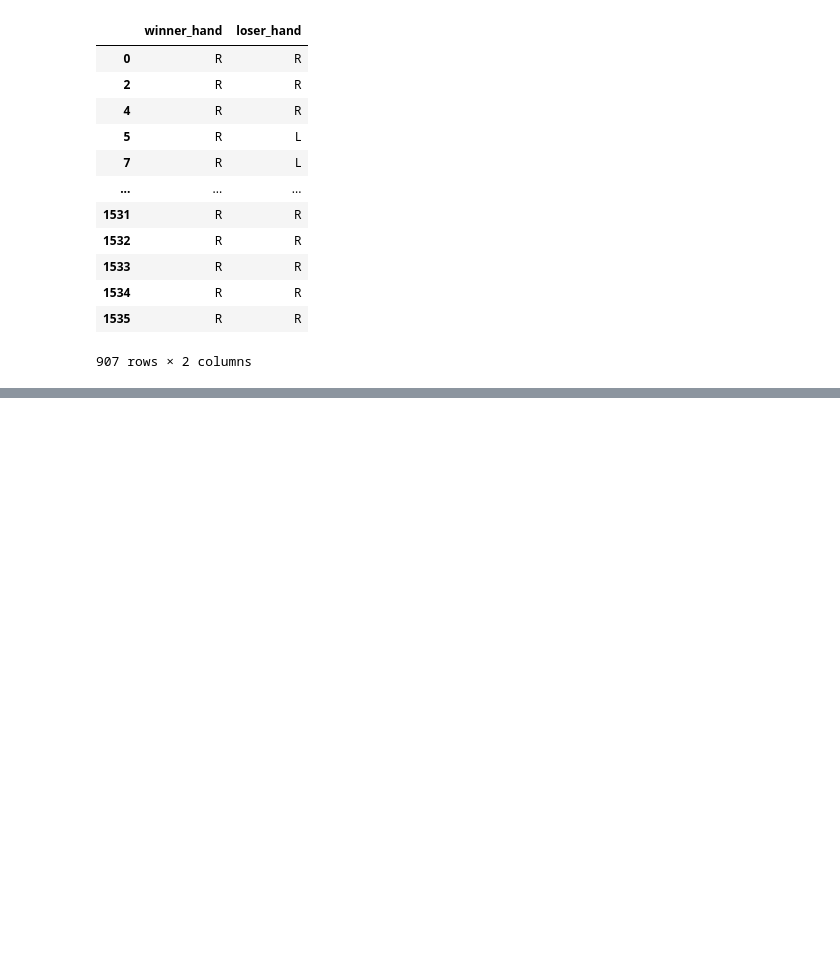
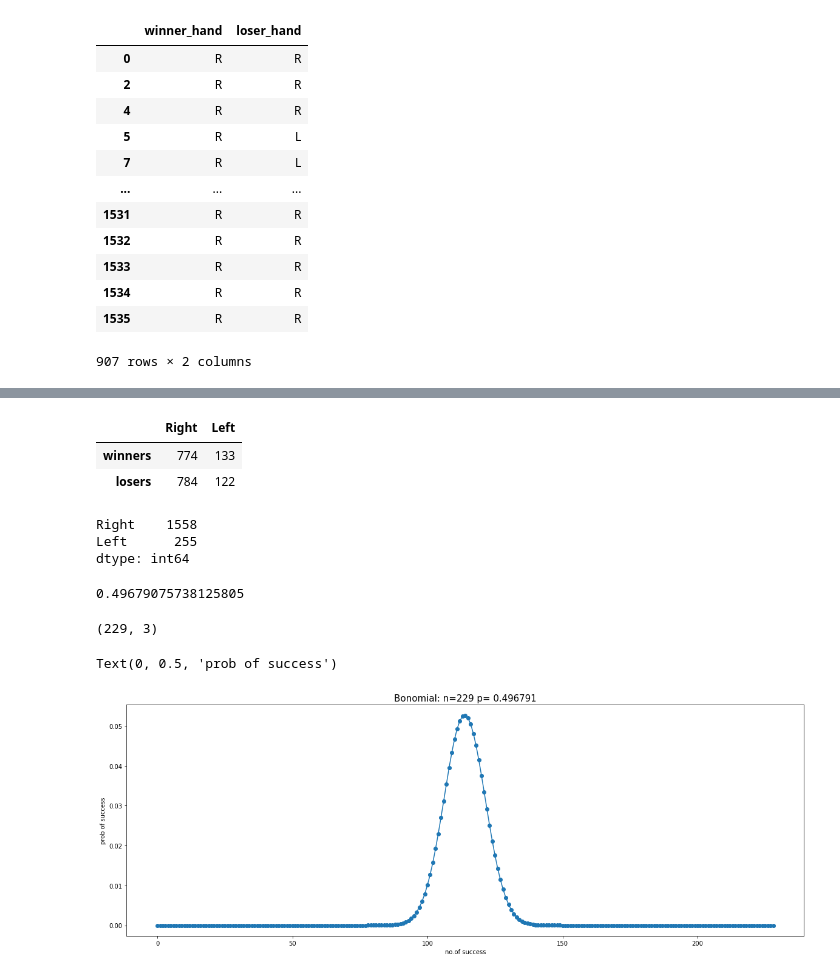
Before and after one commit to priyaranjan12345/data-science-python, a Jupyter notebook: applied_statistics/inferential-statistics.ipynb, the cells around one changed output, grey strips where cells are left out. Cells and saved outputs as stored; diff of their text form; code cells hidden in the pictures; blank space fills up the shorter version.

```diff
--- a/applied_statistics/inferential-statistics.ipynb
+++ b/applied_statistics/inferential-statistics.ipynb
@@ -58,0 +65,27 @@ d.head()
+# %%
+ctab = pd.DataFrame({
+'Right':[sum(df.winner_hand == 'R'), sum(df.loser_hand == 'R')],
+    'Left':[sum(df.winner_hand == 'L'), sum(df.loser_hand == 'L')]
+                     }, index = ['winners', 'losers'])
+# %%
+ctab
+# %% [output]
+|  | Right | Left |
+| winners | 774 | 133 |
+| losers | 784 | 122 |
+# %%
+ctab.sum()
+# %% [output]
+Right    1558
+Left      255
+dtype: int64
+# %%
+p = (ctab.iloc[0, 0]/ctab.sum().sum())/(ctab.sum()[0]/ctab.sum().sum())
+# %%
+p
+# %% [output]
+0.49679075738125805
+# %%
+d.shape
+# %% [output]
+(229, 3)
@@ -58,0 +95,14 @@ d.head()
+# %%
+n = 229
+k = np.arange(0, n, 1)
+k.sort()
+binomial = stats.binom.pmf(k, n, p)
+# %%
+plt.figure(figsize=(20, 7))
+plt.plot(k, binomial, 'o-')
+plt.title('Bonomial: n=%i p= %f' %(n,p), fontsize=15)
+plt.xlabel('no.of success')
+plt.ylabel('prob of success')
+# %% [output]
+Text(0, 0.5, 'prob of success')
+[figure, added]
```
Also changed, not shown: parts of 8 cells of this notebook.
